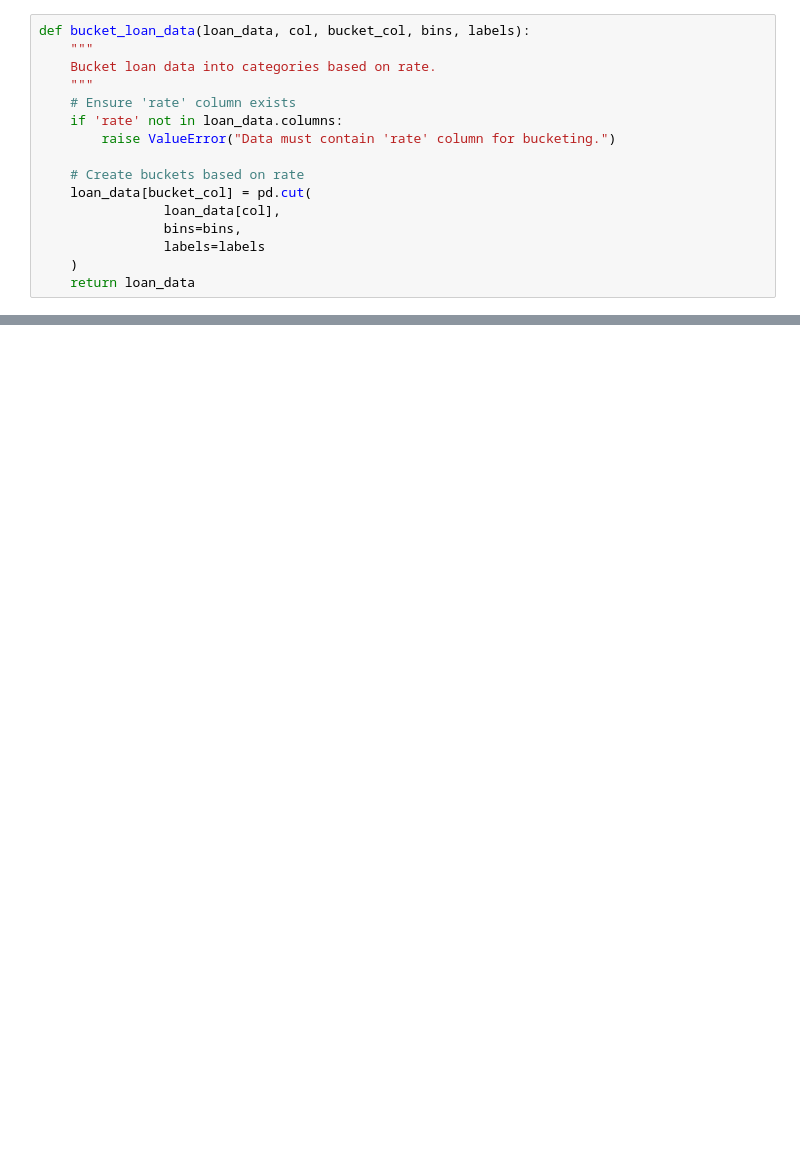
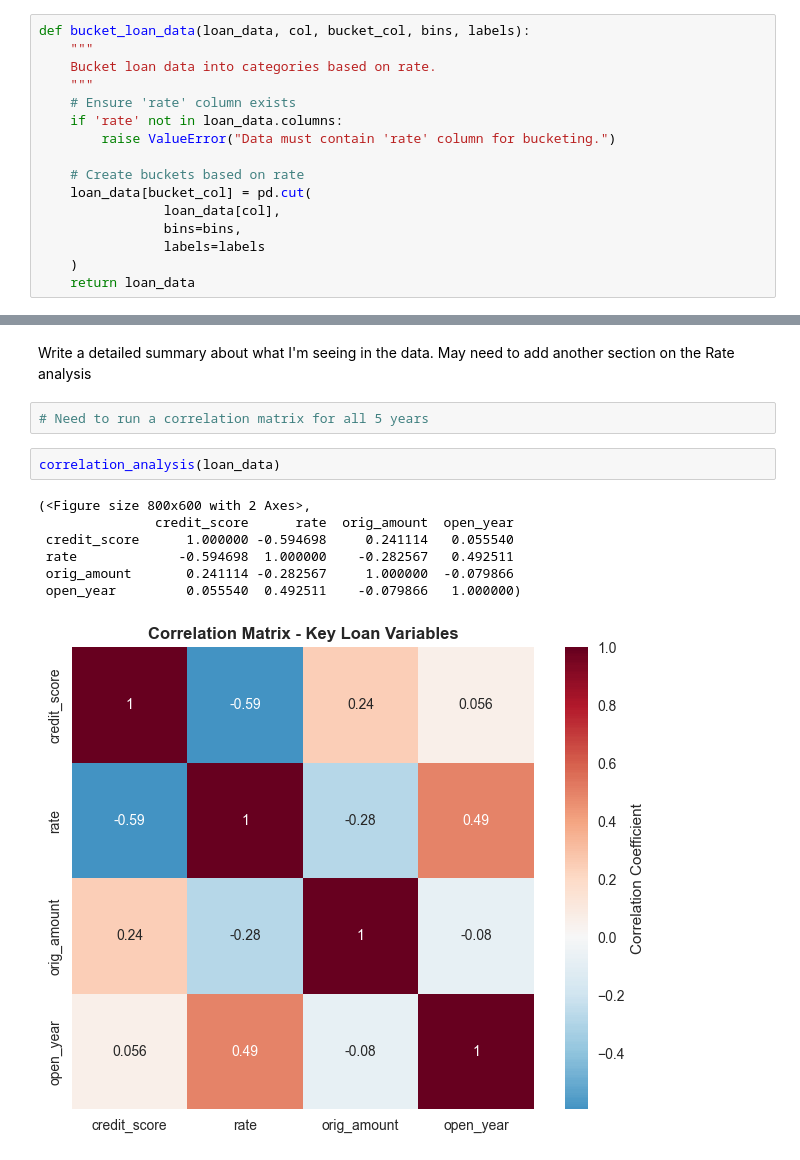
Before and after one commit to imoore99/SURVIVAL_RATE_ANALYSIS, a Jupyter notebook: SURVIVAL_RATE_ANALYSIS.ipynb, the cells around one changed output, grey strips where cells are left out. Cells and saved outputs as stored; diff of their text form; blank space fills up the shorter version.

```diff
--- a/SURVIVAL_RATE_ANALYSIS.ipynb
+++ b/SURVIVAL_RATE_ANALYSIS.ipynb
@@ -262,0 +505,14 @@ loan_data
+# %% [markdown]
+Write a detailed summary about what I'm seeing in the data. May need to add another section on the Rate analysis
+# %%
+# Need to run a correlation matrix for all 5 years
+# %%
+correlation_analysis(loan_data)
+# %% [output]
+(<Figure size 800x600 with 2 Axes>,
+               credit_score      rate  orig_amount  open_year
+ credit_score      1.000000 -0.594698     0.241114   0.055540
+ rate             -0.594698  1.000000    -0.282567   0.492511
+ orig_amount       0.241114 -0.282567     1.000000  -0.079866
+ open_year         0.055540  0.492511    -0.079866   1.000000)
+[figure, added]
```
Also changed, not shown: parts of 45 cells of this notebook, 3 other files.
